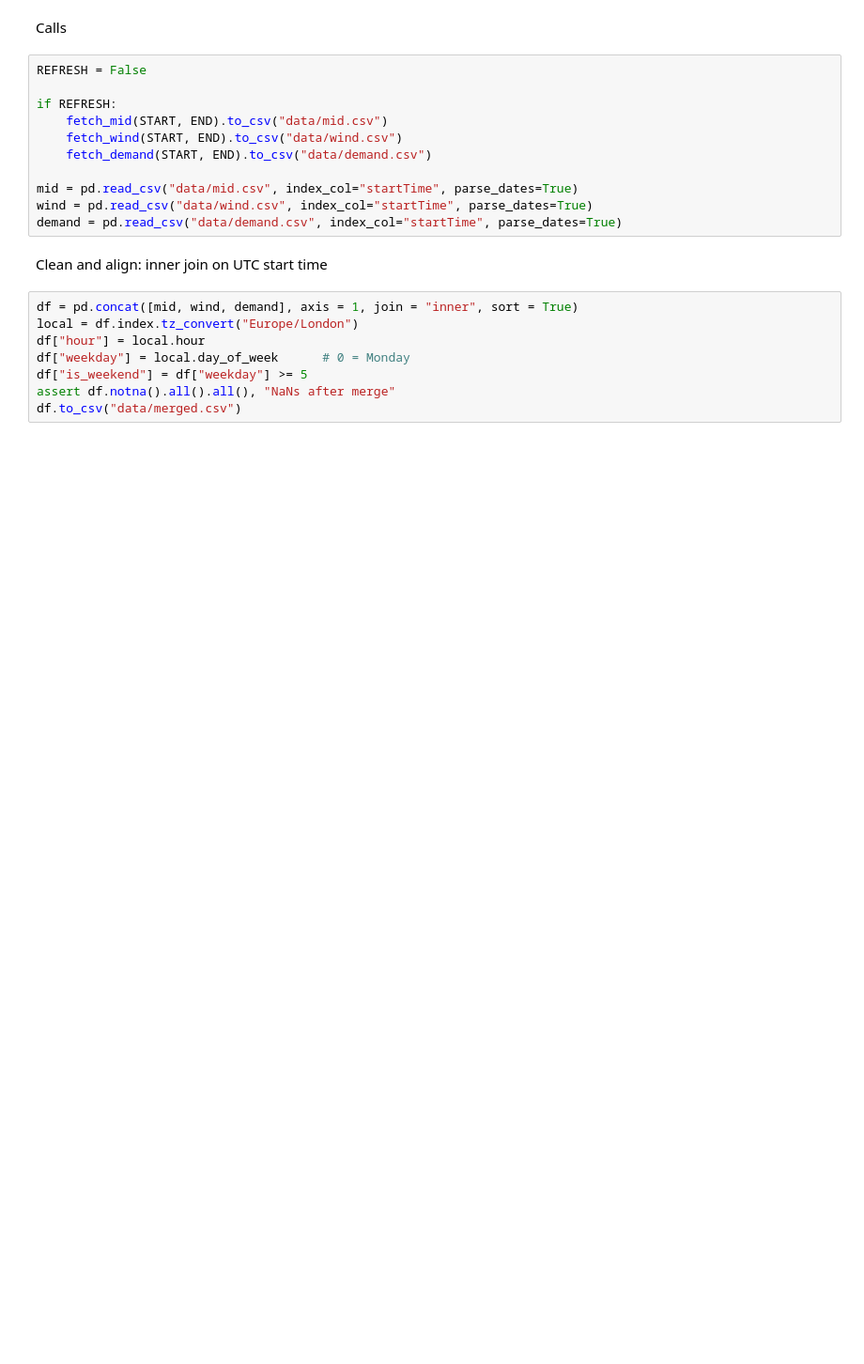
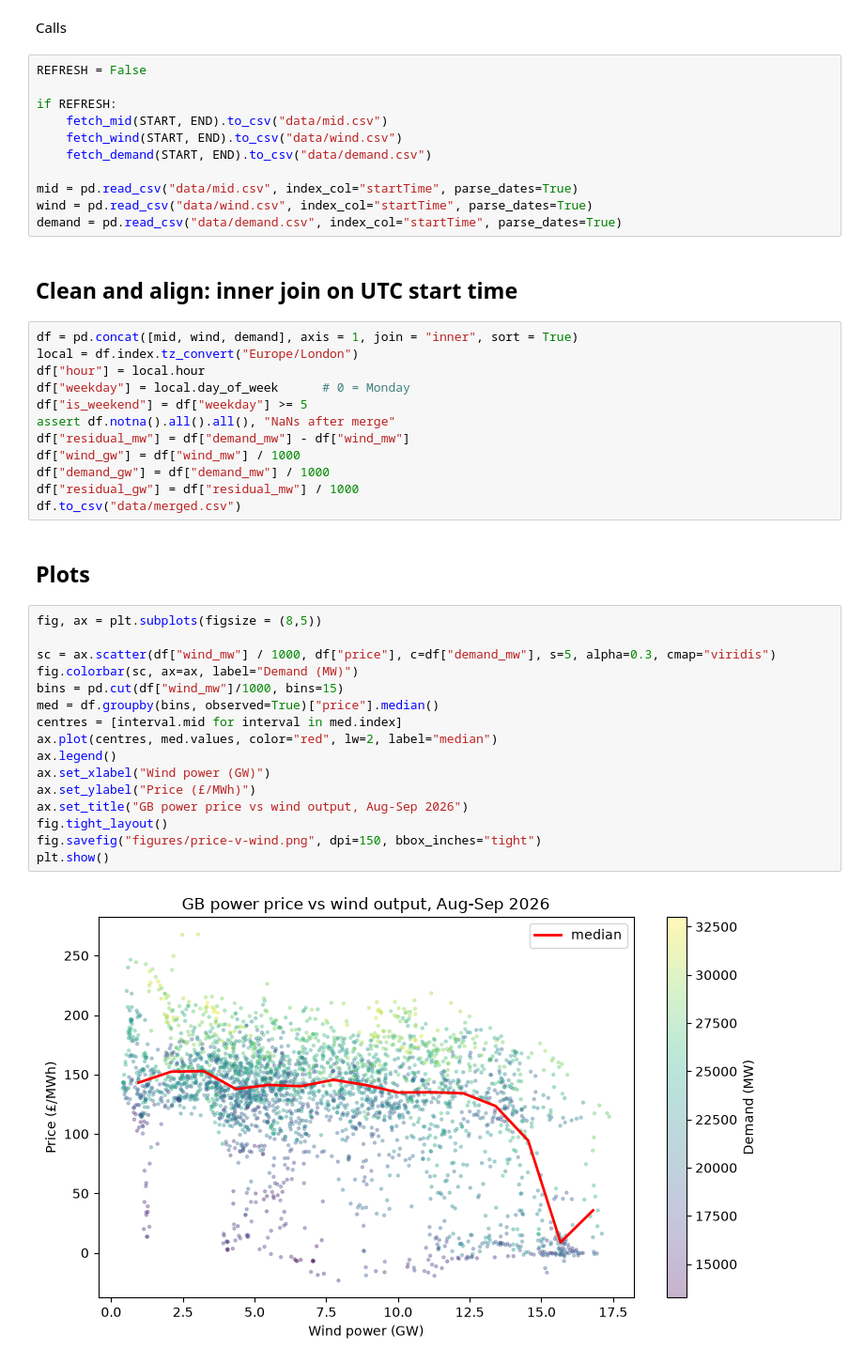
Before and after one commit to rorytann/gb-wind-power-price, a Jupyter notebook: analysis.ipynb, the cells around one changed output. Shown at 94% size. Drawn from its saved outputs; the diff is of its cells as text; blank space fills up the shorter version.

```diff
--- a/analysis.ipynb
+++ b/analysis.ipynb
@@ -21,7 +22,7 @@ mid = pd.read_csv("data/mid.csv", index_col="startTime", parse_dates=True)
 wind = pd.read_csv("data/wind.csv", index_col="startTime", parse_dates=True)
 demand = pd.read_csv("data/demand.csv", index_col="startTime", parse_dates=True)
 # %% [markdown]
-Clean and align: inner join on UTC start time
+## Clean and align: inner join on UTC start time
 # %%
 df = pd.concat([mid, wind, demand], axis = 1, join = "inner", sort = True)
 local = df.index.tz_convert("Europe/London")
@@ -29,4 +30,28 @@ df["hour"] = local.hour
 df["weekday"] = local.day_of_week      # 0 = Monday
 df["is_weekend"] = df["weekday"] >= 5
 assert df.notna().all().all(), "NaNs after merge"
+df["residual_mw"] = df["demand_mw"] - df["wind_mw"]
+df["wind_gw"] = df["wind_mw"] / 1000
+df["demand_gw"] = df["demand_mw"] / 1000
+df["residual_gw"] = df["residual_mw"] / 1000
 df.to_csv("data/merged.csv")
+# %% [markdown]
+## Plots
+# %%
+fig, ax = plt.subplots(figsize = (8,5))
+
+sc = ax.scatter(df["wind_mw"] / 1000, df["price"], c=df["demand_mw"], s=5, alpha=0.3, cmap="viridis")
+fig.colorbar(sc, ax=ax, label="Demand (MW)")
+bins = pd.cut(df["wind_mw"]/1000, bins=15)
+med = df.groupby(bins, observed=True)["price"].median()
+centres = [interval.mid for interval in med.index]
+ax.plot(centres, med.values, color="red", lw=2, label="median")
+ax.legend()
+ax.set_xlabel("Wind power (GW)")
+ax.set_ylabel("Price (£/MWh)")
+ax.set_title("GB power price vs wind output, Aug-Sep 2026")
+fig.tight_layout()
+fig.savefig("figures/price-v-wind.png", dpi=150, bbox_inches="tight")
+plt.show()
+# %% [output]
+[figure, added]
```
Also changed, not shown: parts of 15 cells of this notebook, 2 other files.
